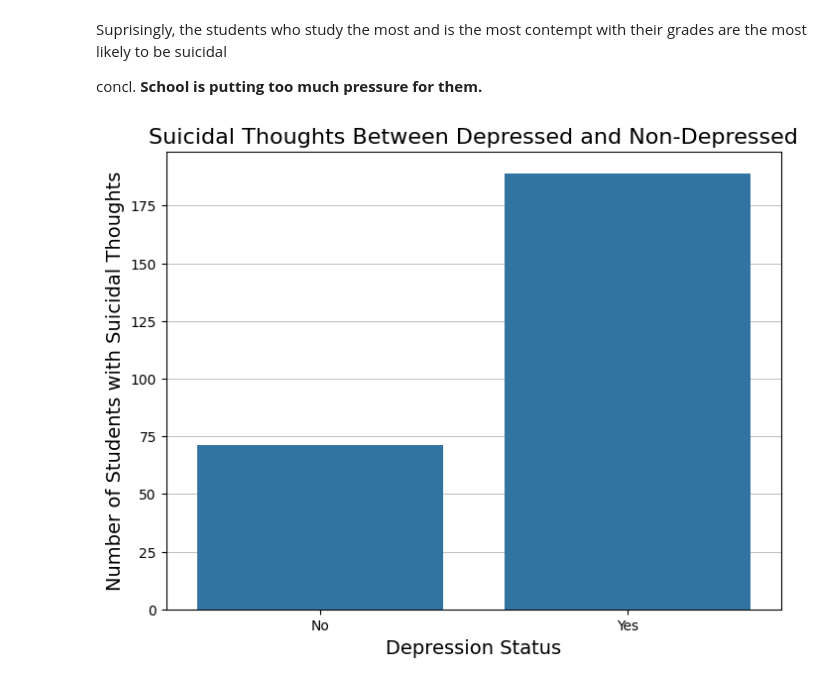
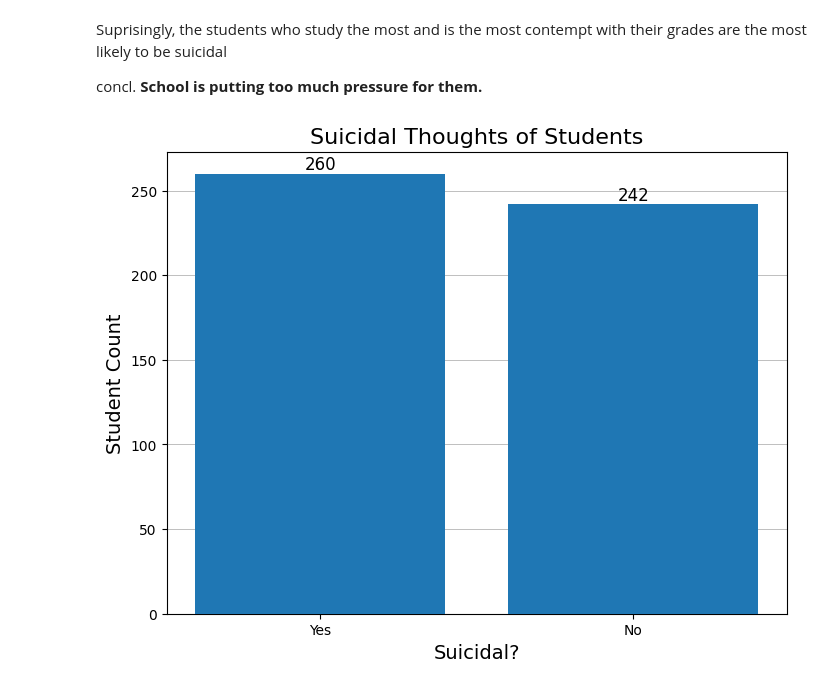
Before and after one commit to hazywho/dataScienceComp2025, a Jupyter notebook: Data/depression/processing.ipynb, the cells around one changed output. Cells and saved outputs as stored; diff of their text form; code cells hidden in the pictures.

```diff
--- a/Data/depression/processing.ipynb
+++ b/Data/depression/processing.ipynb
@@ -75,7 +75,7 @@ bar_width = 0.25
 x = np.arange(len(categories)) * 1.5
 
 # Step 1: Filter the data to include only people with depression
-depressed_people = df[df['Depression'] == 'Yes']
+depressed_people = df[df['Have you ever had suicidal thoughts ?'] == 'Yes']
 
 # Step 2: Count family history within this subset
 family_history_counts = depressed_people['Family History of Mental Illness'].value_counts()
@@ -93,7 +93,7 @@ fig,ax = plt.subplots(figsize=(9,6))  # Adjust figure size
 ax.grid(color='gray', linestyle='-', linewidth=0.5, alpha=0.7, zorder=0,axis='y')  # zorder=0 ensures grid lines are behind bars
 
 # Create bars with dark blue color (#0A0F24)
-bars = ax.bar(x - bar_width/2, family_history_counts.values, width=bar_width, linewidth=2, zorder=5, label="depressed")
+bars = ax.bar(x - bar_width/2, family_history_counts.values, width=bar_width, linewidth=2, zorder=5, label="Suicidal")
 
 # Add annotations
 for bar in bars:
@@ -103,14 +103,14 @@ for bar in bars:
 
 
 # Step 1: Filter the data to include only people with depression
-depressed_people = df[df['Depression'] == 'No']
+depressed_people = df[df['Have you ever had suicidal thoughts ?'] == 'No']
 
 # Step 2: Count family history within this subset
 family_history_counts = depressed_people['Family History of Mental Illness'].value_counts()
 print(family_history_counts)
 
 # Create bars with dark blue color (#0A0F24)
-bars1 = ax.bar(x + bar_width/2, family_history_counts.values, width=bar_width, linewidth=2, zorder=5, label="not depressed")
+bars1 = ax.bar(x + bar_width/2, family_history_counts.values, width=bar_width, linewidth=2, zorder=5, label="Not Suicidal")
 # Add annotations
 for bar in bars1:
     height = bar.get_height()
@@ -124,7 +124,7 @@ plt.title('Family Background', fontsize=16, color='black')
 plt.ylabel('Count', fontsize=14, color='black')
 plt.legend()
 #save figure
-plt.savefig(fname="comparison_of_background_of_those_who_are_depressed.jpg",dpi=300)
+plt.savefig(fname="comparison_of_background_of_those_who_are_suicidal.jpg",dpi=300)
 
 # Show the plot
 plt.show()
@@ -148,7 +148,7 @@ in fact, more people in the non-depressed group has family members with mental i
 categories = ['Healthy', 'Moderate', 'Unhealthy']
 
 # Step 1: Filter the data to include only people with depression
-depressed_people = df[df['Depression'] == 'Yes']
+depressed_people = df[df['Have you ever had suicidal thoughts ?'] == 'Yes']
 
 # Step 2: Count dietary habits within this subset
 diet_counts = depressed_people['Dietary Habits'].value_counts()
@@ -168,7 +168,7 @@ x = np.arange(len(categories))
 ax.grid(color='gray', linestyle='-', linewidth=0.5, alpha=0.7, zorder=0,axis='y')  # zorder=0 ensures grid lines are behind bars
 
 # Create bars with dark blue color (#0A0F24)
-bars1 = ax.bar(x - bar_width/2, diet_counts.values, width=bar_width, linewidth=2, zorder=5,label="depressed")
+bars1 = ax.bar(x - bar_width/2, diet_counts.values, width=bar_width, linewidth=2, zorder=5,label="suicidal")
 # Add annotations
 for bar in bars1:
     height = bar.get_height()
@@ -177,14 +177,14 @@ for bar in bars1:
 
 
 # Step 1: Filter the data to include only people with depression
-depressed_people = df[df['Depression'] == 'No']
+depressed_people = df[df['Have you ever had suicidal thoughts ?'] == 'No']
 
 # Step 2: Count dietary habits within this subset
 diet_counts = depressed_people['Dietary Habits'].value_counts()
 print(diet_counts)
 
 # Create bars with dark blue color (#0A0F24)
-bars = ax.bar(x + bar_width/2, diet_counts.values, width=bar_width, linewidth=2, zorder=5,label="not depressed")
+bars = ax.bar(x + bar_width/2, diet_counts.values, width=bar_width, linewidth=2, zorder=5,label="not suicidal")
 
 # Add annotations
 for bar in bars:
@@ -340,33 +340,35 @@ concl. **School is putting too much pressure for them.**
 # %%
 #comparison of suicidal thoughts
 
-copy_df=df
-copy_df["Have you ever had suicidal thoughts ?"] = copy_df["Have you ever had suicidal thoughts ?"].apply(lambda x: 1 if str(x).strip().lower() == "yes" else 0)
-
 # Count students with suicidal thoughts in each depression group
-suicidal_counts = copy_df.groupby("Depression")["Have you ever had suicidal thoughts ?"].sum()
+suicidal_counts = df["Have you ever had suicidal thoughts ?"].value_counts()
 
 # Create bar chart
-plt.figure(figsize=(8, 6))
+fig,ax = plt.subplots(figsize=(8, 6))
 # Set a white background
 plt.style.use('default')  # Reset to default style for white background
 plt.rcParams['axes.facecolor'] = 'white'  # White background for the plot
 plt.rcParams['figure.facecolor'] = 'white'  # White background for the figure
 
 # Add grid lines behind the bars
 plt.grid(color='gray', linestyle='-', linewidth=0.5, alpha=0.7, zorder=0,axis='y')
 
+bar = ax.bar(suicidal_counts.index, height=suicidal_counts.values, zorder=10)
 
-sns.barplot(x=suicidal_counts.index, y=suicidal_counts.values, zorder=10)
+# Add annotations
+for bar in bar:
+    height = bar.get_height()
+    ax.text(bar.get_x() + bar.get_width() / 2, height, str(height),
+             ha='center', va='bottom', color='black', fontsize=12, zorder=10)  # zorder=10 ensures annotations are on top
 
 # Add labels and title
-plt.title("Suicidal Thoughts Between Depressed and Non-Depressed", fontsize=16, color='black')
-plt.xlabel("Depression Status", fontsize=14, color='black')
-plt.ylabel("Number of Students with Suicidal Thoughts", fontsize=14, color='black')
+plt.title("Suicidal Thoughts of Students", fontsize=16, color='black')
+plt.xlabel("Suicidal?", fontsize=14, color='black')
+plt.ylabel("Student Count", fontsize=14, color='black')
 
 #save
 plt.savefig("comparison_of_suicidal_thoughts.jpg",dpi=300)
 # Show plot
 plt.show()
 # %% [output]
-[figure, old version]
+[figure, new version]
```
Also changed, not shown: parts of 2 cells of this notebook, 4 other files.
